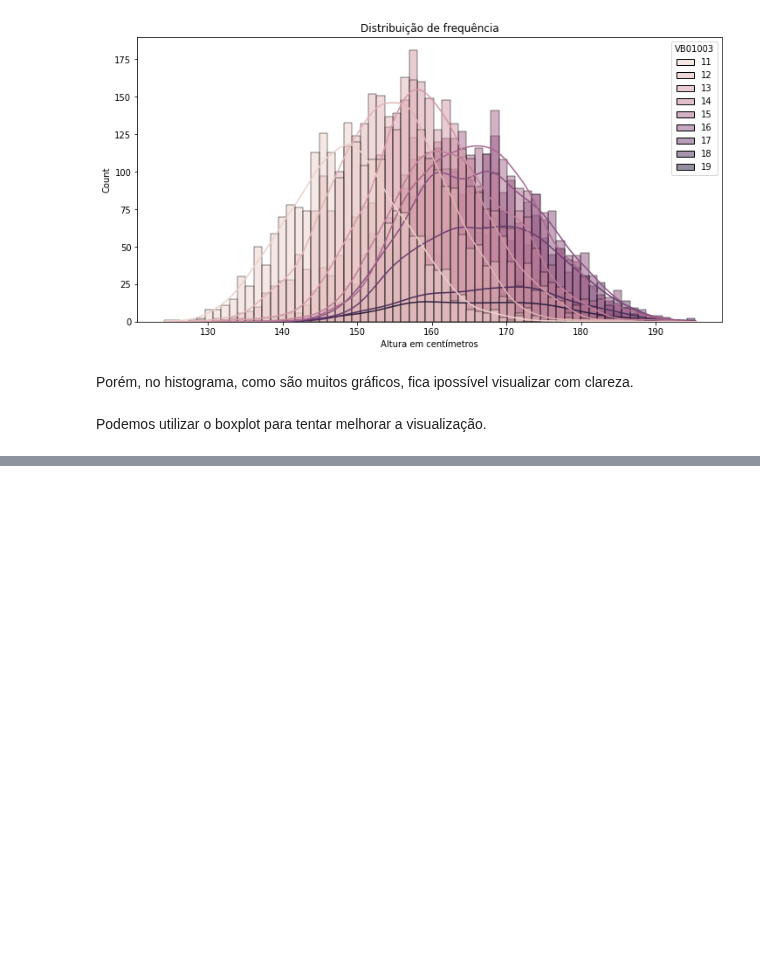
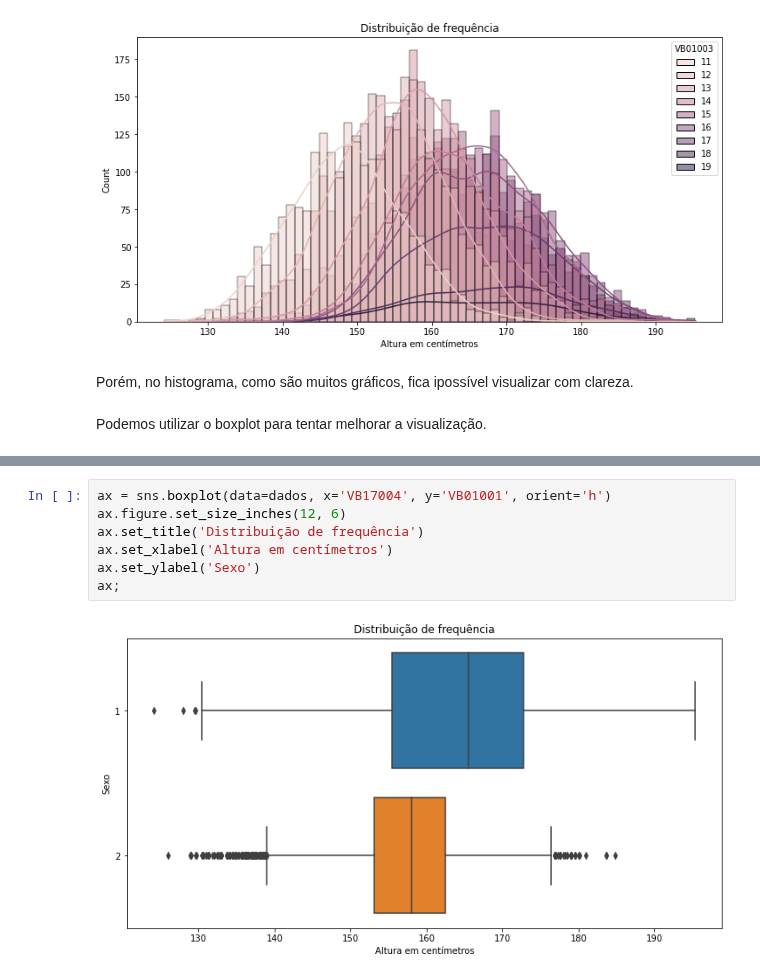
Before and after one commit to silviacfreitas/BootcampDataScienceAplicadaAlura, a Jupyter notebook: BootcampDSModulo03.ipynb, the cells around one changed output, grey strips where cells are left out. Saved outputs shown, nothing was run; the diff lists cells and outputs as text; blank space fills up the shorter version.

```diff
--- a/BootcampDSModulo03.ipynb
+++ b/BootcampDSModulo03.ipynb
@@ -907,0 +959,9 @@ ax;
+# %%
+ax = sns.boxplot(data=dados, x='VB17004', y='VB01001', orient='h')
+ax.figure.set_size_inches(12, 6)
+ax.set_title('Distribuição de frequência')
+ax.set_xlabel('Altura em centímetros')
+ax.set_ylabel('Sexo')
+ax;
+# %% [output]
+[figure, added]
```
Also changed, not shown: parts of 73 cells of this notebook.
